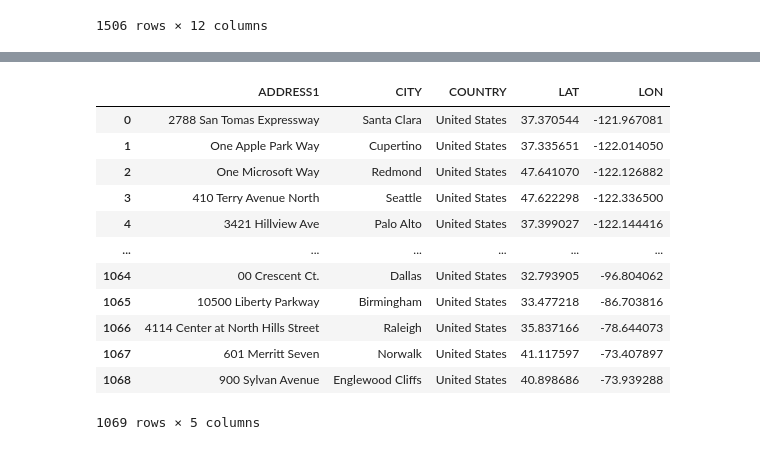
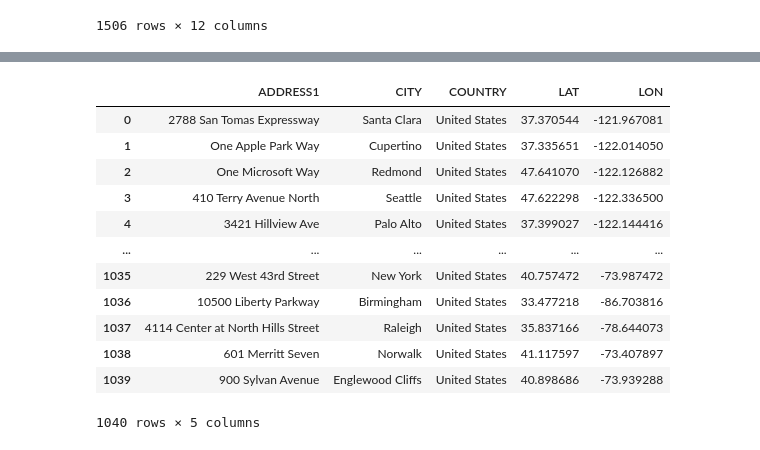
Before and after one commit to Code-And-Capital/finance, a Jupyter notebook: notebooks/pull_data.ipynb, the cells around one changed output, grey strips where cells are left out. Saved outputs shown, nothing was run; the diff lists cells and outputs as text; code cells hidden in the pictures.

```diff
--- a/notebooks/pull_data.ipynb
+++ b/notebooks/pull_data.ipynb
@@ -94,27 +132,27 @@ get_llm_holdings(get_latest=True, llms="CLAUDE")
 | 21 | ADYEN.AS | Adyen N.V. | Financials | 0.024640 | Adyen's unified payments platform... | 2026-03-02 | CLAUDE |
 | 22 | HEIA.AS | Heineken N.V. | Consumer Staples | 0.022588 | Heineken is a global beer duopoli... | 2026-03-02 | CLAUDE |
 # %%
-from connectors.azure_data_source import default_azure_data_source
-from sql.script_factory import SQLClient
+# from connectors.azure_data_source import default_azure_data_source
+# from sql.script_factory import SQLClient
 
-engine = default_azure_data_source.get_engine()
-sql_client = SQLClient()
+# engine = default_azure_data_source.get_engine()
+# sql_client = SQLClient()
 
-query = sql_client.build_select_all_query(table_name="address")
-address_df = default_azure_data_source.read_sql_table(engine=engine, query=query)
+# query = sql_client.build_select_all_query(table_name="address")
+# address_df = default_azure_data_source.read_sql_table(engine=engine, query=query)
 
-address_df
+# address_df
 # %% [output]
 |  | ADDRESS1 | CITY | COUNTRY | LAT | LON |
 | 0 | 2788 San Tomas Expressway | Santa Clara | United States | 37.370544 | -121.967081 |
 | 1 | One Apple Park Way | Cupertino | United States | 37.335651 | -122.014050 |
 | 2 | One Microsoft Way | Redmond | United States | 47.641070 | -122.126882 |
 | 3 | 410 Terry Avenue North | Seattle | United States | 47.622298 | -122.336500 |
 | 4 | 3421 Hillview Ave | Palo Alto | United States | 37.399027 | -122.144416 |
 | ... | ... | ... | ... | ... | ... |
-| 1064 | 00 Crescent Ct. | Dallas | United States | 32.793905 | -96.804062 |
-| 1065 | 10500 Liberty Parkway | Birmingham | United States | 33.477218 | -86.703816 |
-| 1066 | 4114 Center at North Hills Street | Raleigh | United States | 35.837166 | -78.644073 |
-| 1067 | 601 Merritt Seven | Norwalk | United States | 41.117597 | -73.407897 |
-| 1068 | 900 Sylvan Avenue | Englewood Cliffs | United States | 40.898686 | -73.939288 |
+| 1035 | 229 West 43rd Street | New York | United States | 40.757472 | -73.987472 |
+| 1036 | 10500 Liberty Parkway | Birmingham | United States | 33.477218 | -86.703816 |
+| 1037 | 4114 Center at North Hills Street | Raleigh | United States | 35.837166 | -78.644073 |
+| 1038 | 601 Merritt Seven | Norwalk | United States | 41.117597 | -73.407897 |
+| 1039 | 900 Sylvan Avenue | Englewood Cliffs | United States | 40.898686 | -73.939288 |
-1069 rows × 5 columns
+1040 rows × 5 columns
```
Also changed, not shown: parts of 2 cells of this notebook, 19 other files.
